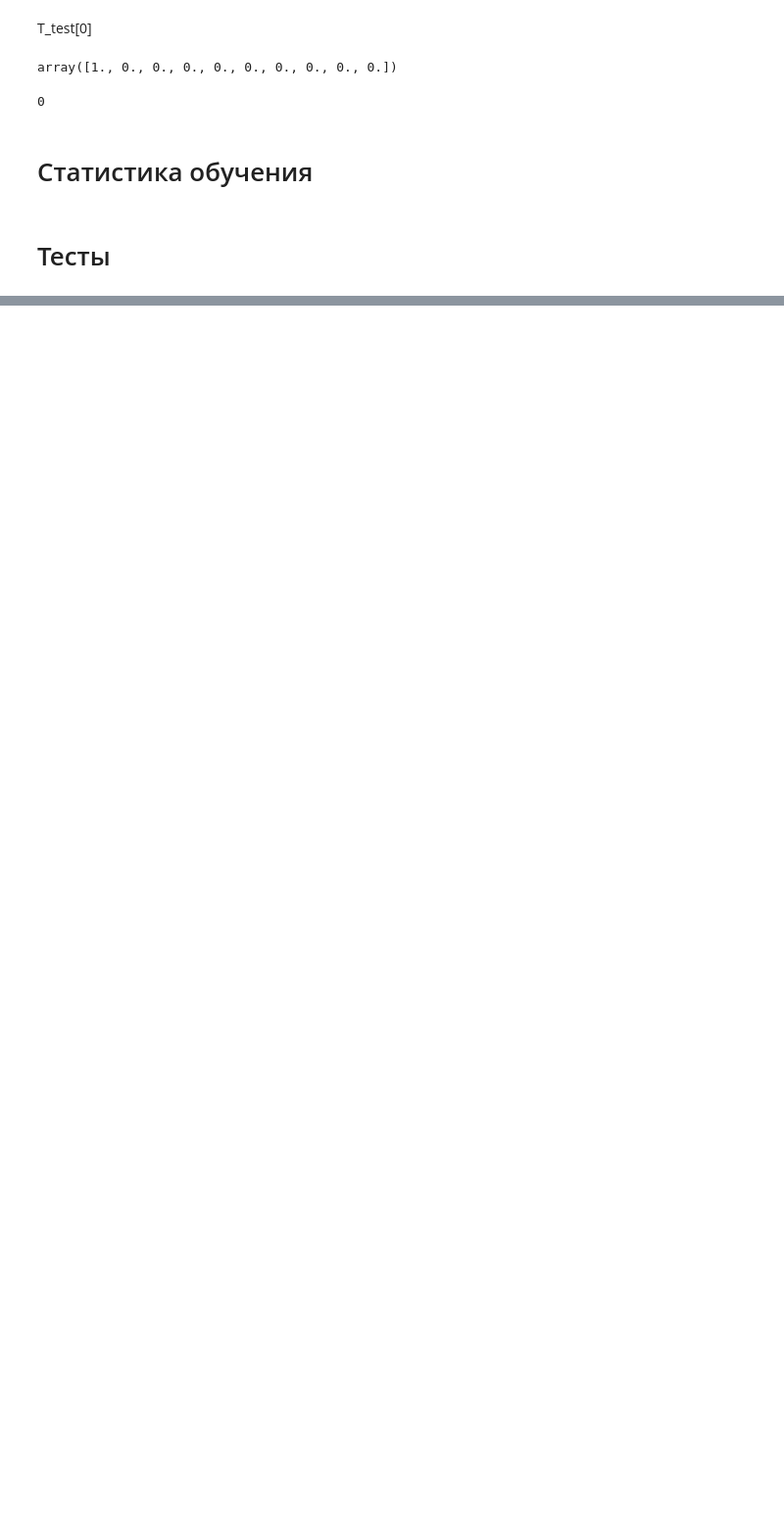
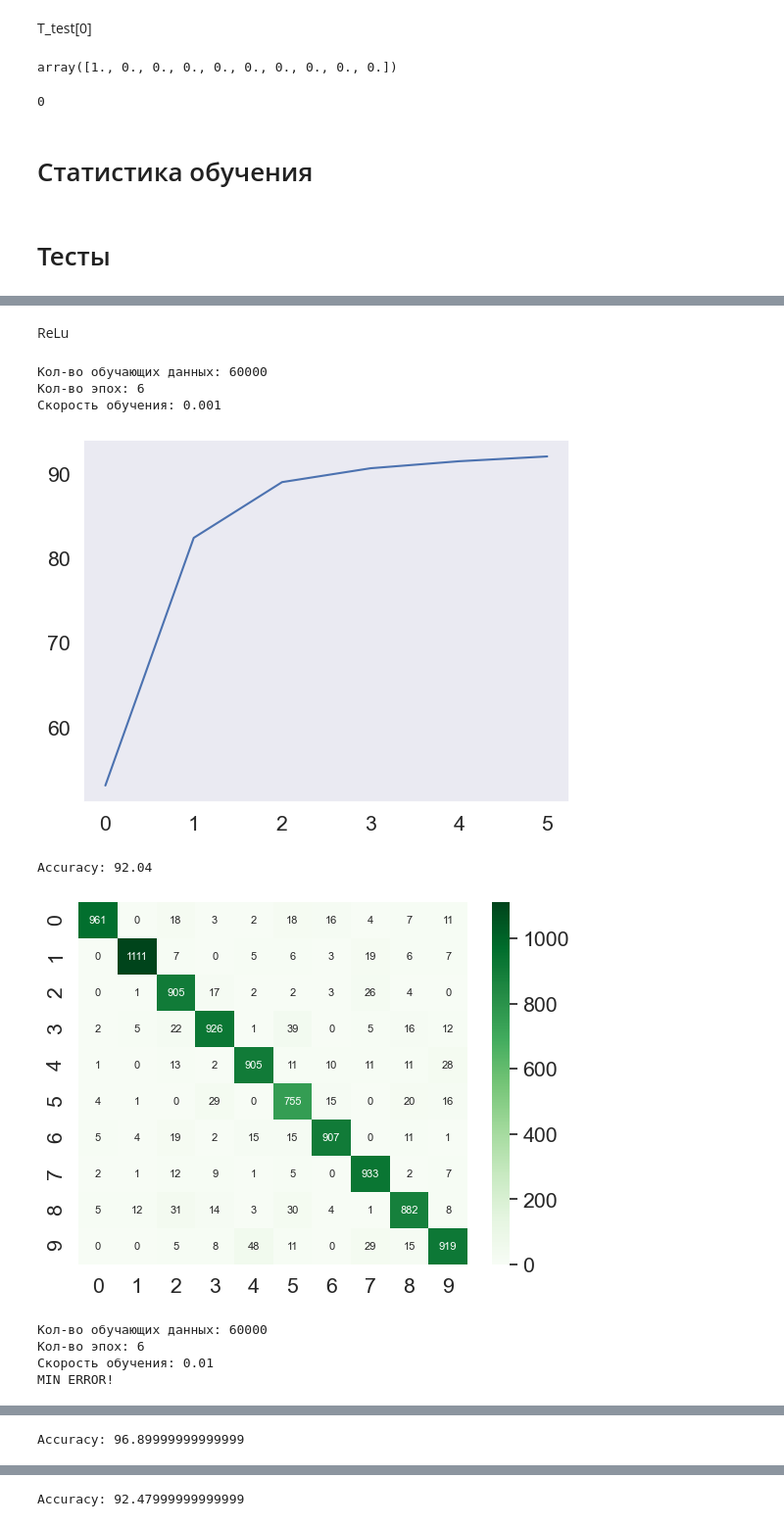
Before and after one commit to GongniR/Mag_2_semester, a Jupyter notebook: DoIS/LW_3/LW_3.ipynb, the cells around one changed output, grey strips where cells are left out. Shown: that part at 98% size. Cells and saved outputs as stored; diff of their text form; code cells hidden in the pictures; blank space fills up the shorter version.

```diff
--- a/DoIS/LW_3/LW_3.ipynb
+++ b/DoIS/LW_3/LW_3.ipynb
@@ -268,0 +273,15 @@ def get_test(test):
+# %% [markdown]
+ReLu
+# %%
+get_test(test_1)
+# %% [output]
+Кол-во обучающих данных: 60000
+Кол-во эпох: 6
+Скорость обучения: 0.001
+[figure, added]
+Accuracy: 92.04
+[figure, added]
+Кол-во обучающих данных: 60000
+Кол-во эпох: 6
+Скорость обучения: 0.01
+MIN ERROR!
@@ -268,0 +289 @@ def get_test(test):
+Accuracy: 96.89999999999999
@@ -268,0 +301 @@ def get_test(test):
+Accuracy: 92.47999999999999
```
Also changed, not shown: parts of 12 cells of this notebook, 1 other file.
